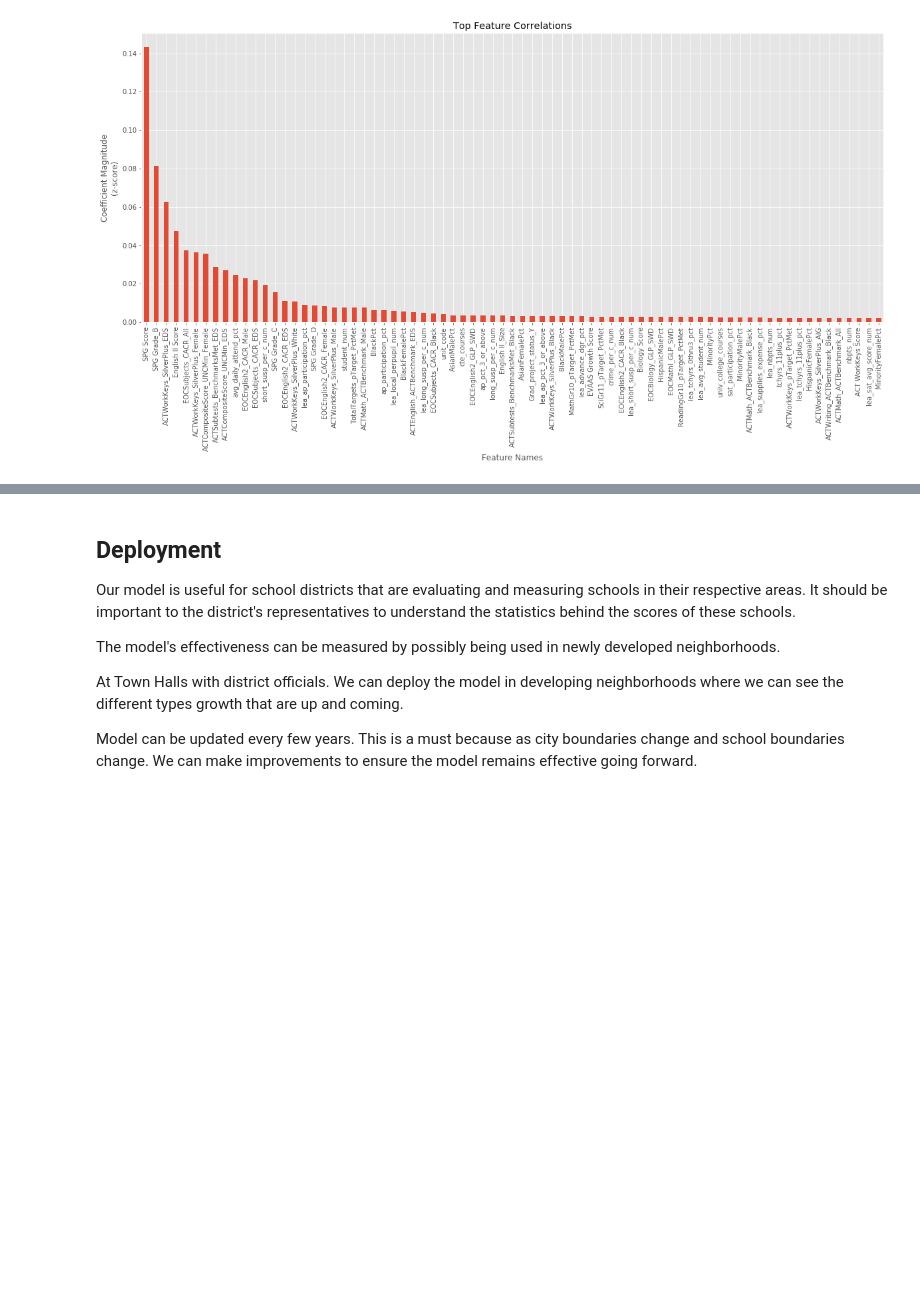
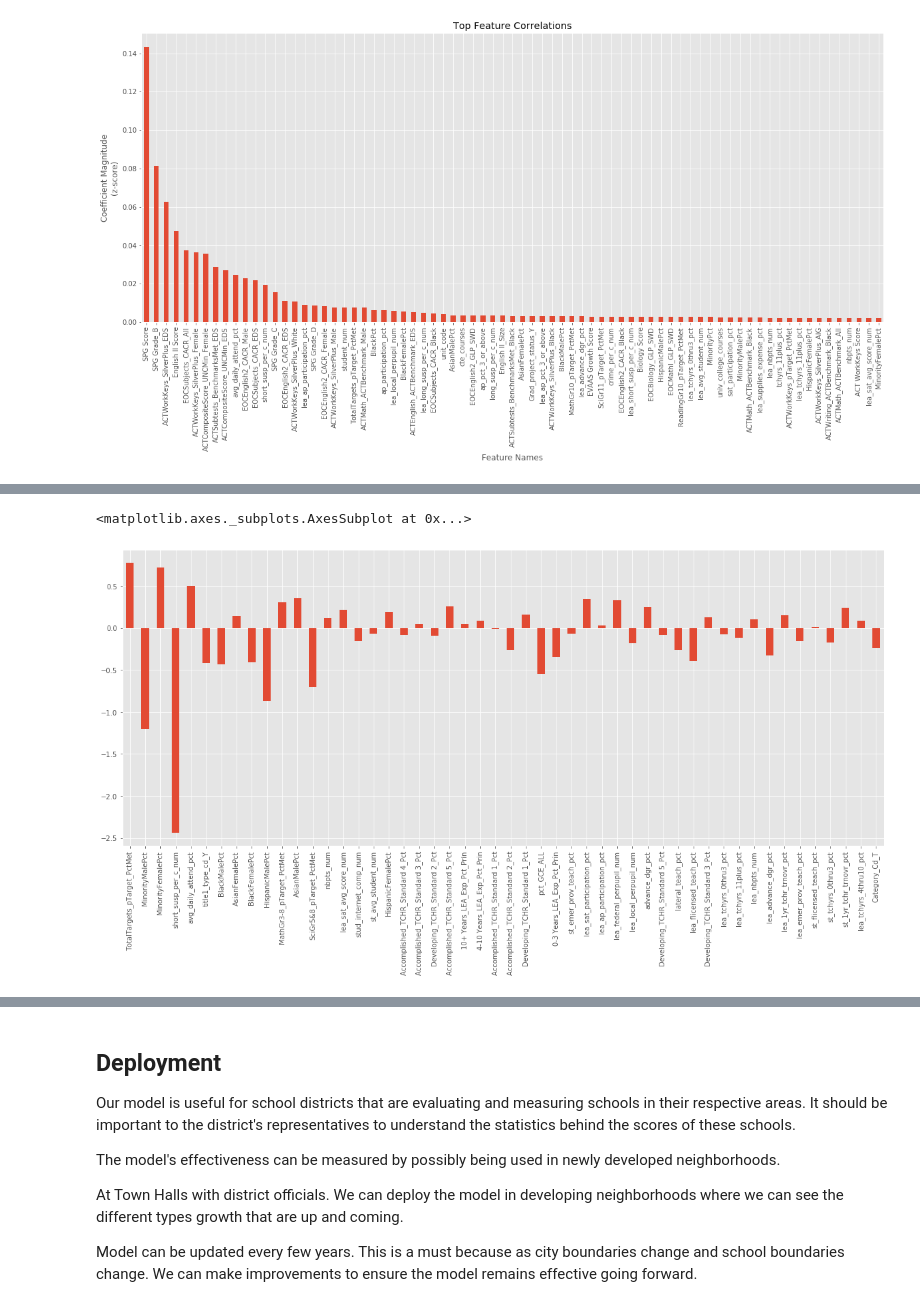
Before and after one commit to fredpoon/ds_7331_jyrf_eda, a Jupyter notebook: grp4_lab2_jyrf_final.ipynb, the cells around one changed output, grey strips where cells are left out. Cells and saved outputs as stored; diff of their text form; code cells hidden in the pictures; blank space fills up the shorter version.

```diff
--- a/grp4_lab2_jyrf_final.ipynb
+++ b/grp4_lab2_jyrf_final.ipynb
@@ -2472,0 +2636,10 @@ Text(0.5, 0, 'Feature Names')
+# %%
+%%time
+#Use the linear kernel to get the set of coefficients for SVM
+svm = SVC(kernel='linear')
+svm.fit(Xs2_train_scaled, y_train)
+y_hat = svm.predict(Xs2_test_scaled) # get test set precitions
+
+acc = mt.accuracy_score(y_test,y_hat)
+print('accuracy:', acc ) #Check the accuracy to make sure the model is still good
+svm.coef_.shape
@@ -2472,0 +2650,8 @@ Text(0.5, 0, 'Feature Names')
+# %%
+#Plot out the weights from the svm_coef for feature importance interpretation.
+weights = pd.Series(svm.coef_[0],index=schoolData_pick_new.columns)
+weights.plot(kind='bar',figsize=(20,8))
+plt.show()
+# %% [output]
+<matplotlib.axes._subplots.AxesSubplot at 0x...>
+[figure, added]
```
Also changed, not shown: parts of 32 cells of this notebook.
